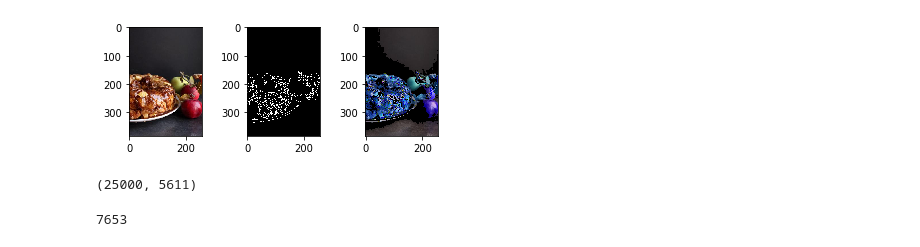
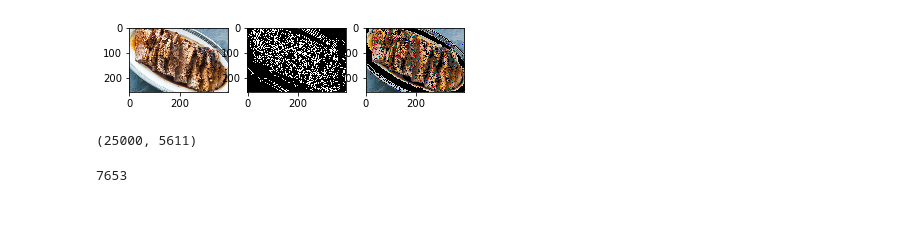
Before and after one commit to Roan-Schellingerhout/AML_project, a Jupyter notebook: models/model_1.ipynb, the cells around one changed output. Cells and saved outputs as stored; diff of their text form; code cells hidden in the pictures; blank space fills up the shorter version.

```diff
--- a/models/model_1.ipynb
+++ b/models/model_1.ipynb
@@ -49,31 +30,33 @@ cv2.destroyAllWindows()
 # %%
 # Read the image
-img = cv2.imread("../data/test_set/test_set/test_1.jpg")
+img = cv2.imread("../data/test_set/test_set/test_19.jpg")
 
 # Apply thresholds for the bound selection
-threshold1,threshold2 = 50, 700
+threshold1,threshold2 = 40, 400
 grey = cv2.cvtColor(img, cv2.COLOR_BGR2GRAY)
 image = cv2.Canny(img, threshold1, threshold2)
 
 # Convert images to correct sizes
 image_new = np.repeat(image[:, :, np.newaxis], 3, axis=2)
 grey_new = np.repeat(grey[:, :, np.newaxis], 3, axis=2)
 
-# Applying grey scale and applying the bounds --> These need to be optimized.
+# Applying grey scale and applying the bounds
 new_image = img * image_new + (1 - grey_new)
-new_image = img * ((new_image > 50) * (new_image < 220))
+new_image = img * ((new_image > 40) * (new_image < 220))
+new_image = cv2.cvtColor(new_image, cv2.COLOR_BGR2RGB)
+
 
 #selecting the color range to be extracted
 fig = plt.figure(figsize=(6, 2))
 axarr = fig.subplots(1, 3)
 
 axarr[0].imshow(cv2.cvtColor(img, cv2.COLOR_BGR2RGB))
 axarr[1].imshow(image, cmap='gray')
 axarr[2].imshow(new_image)
 
 plt.show()
 # %% [output]
-[figure, old version]
+[figure, new version]
 # %%
 class food_train(Dataset):
 
```
Also changed, not shown: parts of 9 cells of this notebook, 1 other file.
